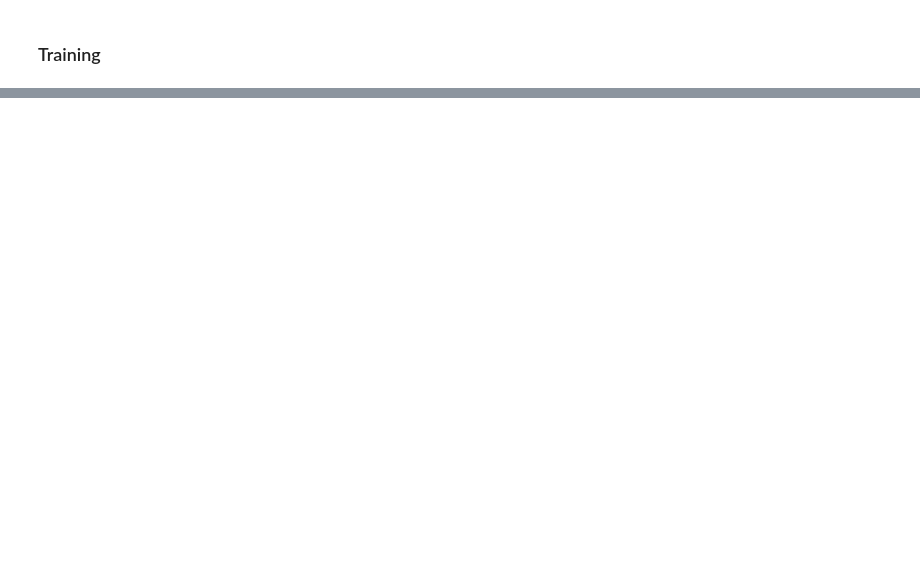
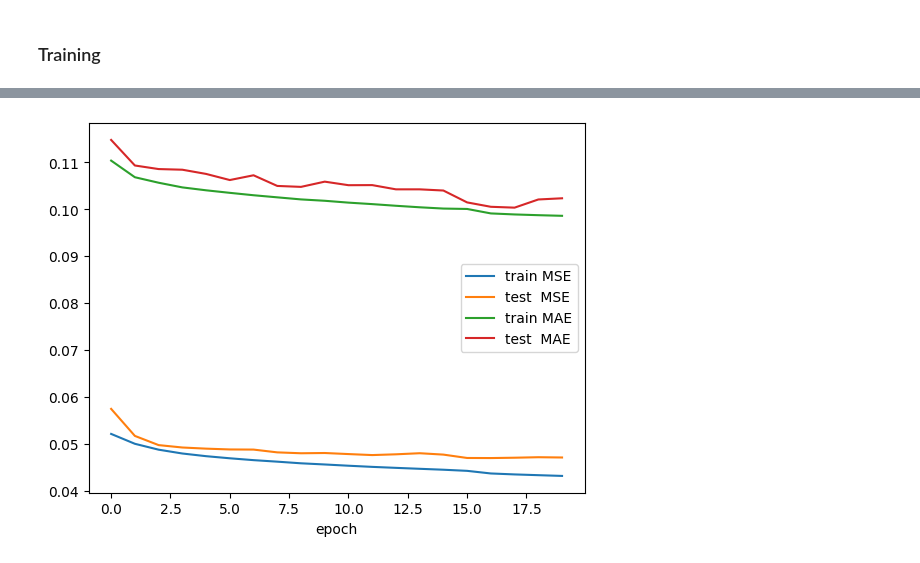
Before and after one commit to GregSQT/RaceVision, a Jupyter notebook: notebooks/2-RacePrediction.ipynb, the cells around one changed output, grey strips where cells are left out. Cells and saved outputs as stored; diff of their text form; code cells hidden in the pictures; blank space fills up the shorter version.

```diff
--- a/notebooks/2-RacePrediction.ipynb
+++ b/notebooks/2-RacePrediction.ipynb
@@ -1083,7 +1169,9 @@ print(f"Using device: {device}")
 model.to(device)
 
 epochs = epoch_setup
-run_all(model, ds, crit, opt, sched, device, epochs)
+train_losses, test_losses, train_maes, test_maes, pit_accs = run_all(
+    model, ds, crit, opt, sched, device, epochs
+)
 # %% [output]
 Using device: cuda
 Epoch 0
@@ -1100,13 +1201,14 @@ Epoch 5
 # %%
 # Plotting
 plt.figure()
 plt.plot(train_losses,  label='train MSE')
 plt.plot(test_losses,   label='test  MSE')
 plt.plot(train_maes,    label='train MAE')
 plt.plot(test_maes,     label='test  MAE')
-plt.plot(pit_accs,      label='pit-stop acc')
 plt.xlabel('epoch')
 plt.legend()
 plt.show()
+# %% [output]
+[figure, added]
 # %%
 run_test(model, ds, crit, device)
```
Also changed, not shown: parts of 16 cells of this notebook, 2 other files.
